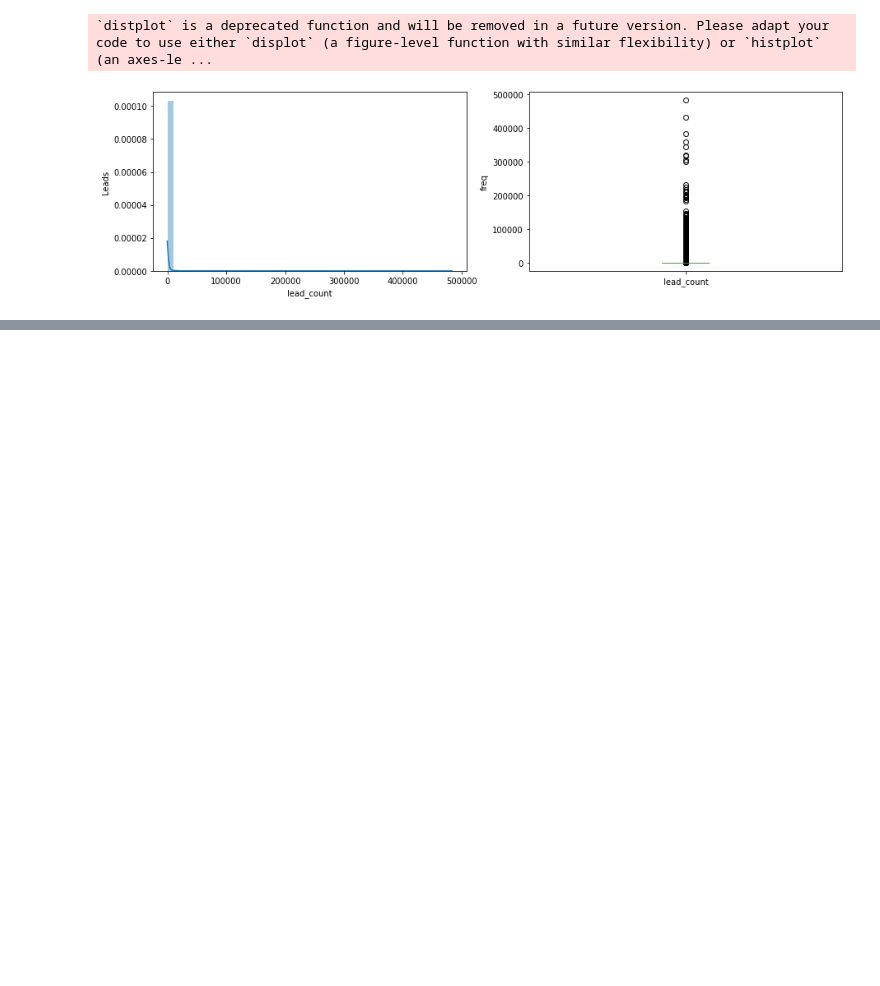
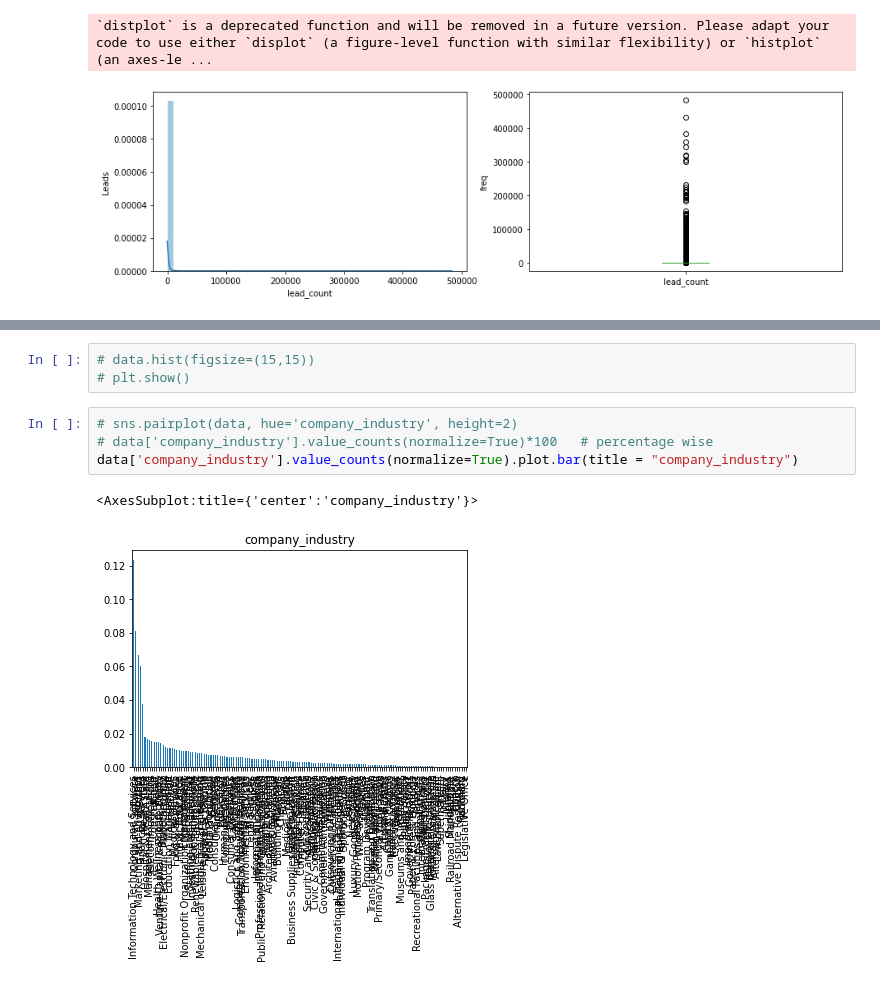
Before and after one commit to mohit-bags/BERT-Notebooks, a Jupyter notebook: Company Sector Determination(Text Classification)/shubham_v1.ipynb, the cells around one changed output, grey strips where cells are left out. Drawn from its saved outputs; the diff is of its cells as text; blank space fills up the shorter version.

```diff
--- a/Company Sector Determination(Text Classification)/shubham_v1.ipynb
+++ b/Company Sector Determination(Text Classification)/shubham_v1.ipynb
@@ -636,0 +691,10 @@ sns.heatmap(data.corr(),annot=True)
+# %%
+# data.hist(figsize=(15,15))
+# plt.show()
+# %%
+# sns.pairplot(data, hue='company_industry', height=2)
+# data['company_industry'].value_counts(normalize=True)*100   # percentage wise
+data['company_industry'].value_counts(normalize=True).plot.bar(title = "company_industry")
+# %% [output]
+<AxesSubplot:title={'center':'company_industry'}>
+[figure, added]
```
Also changed, not shown: parts of 83 cells of this notebook, 2 other files.
